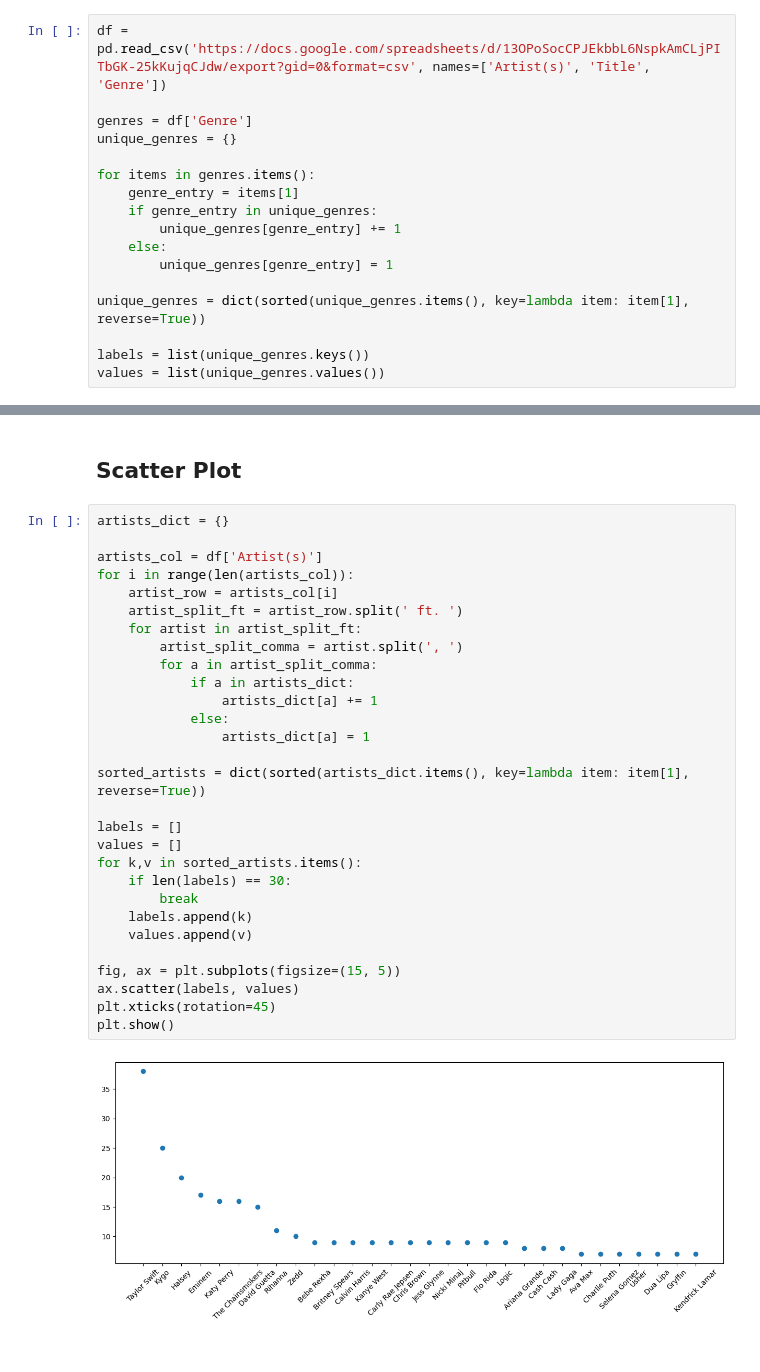
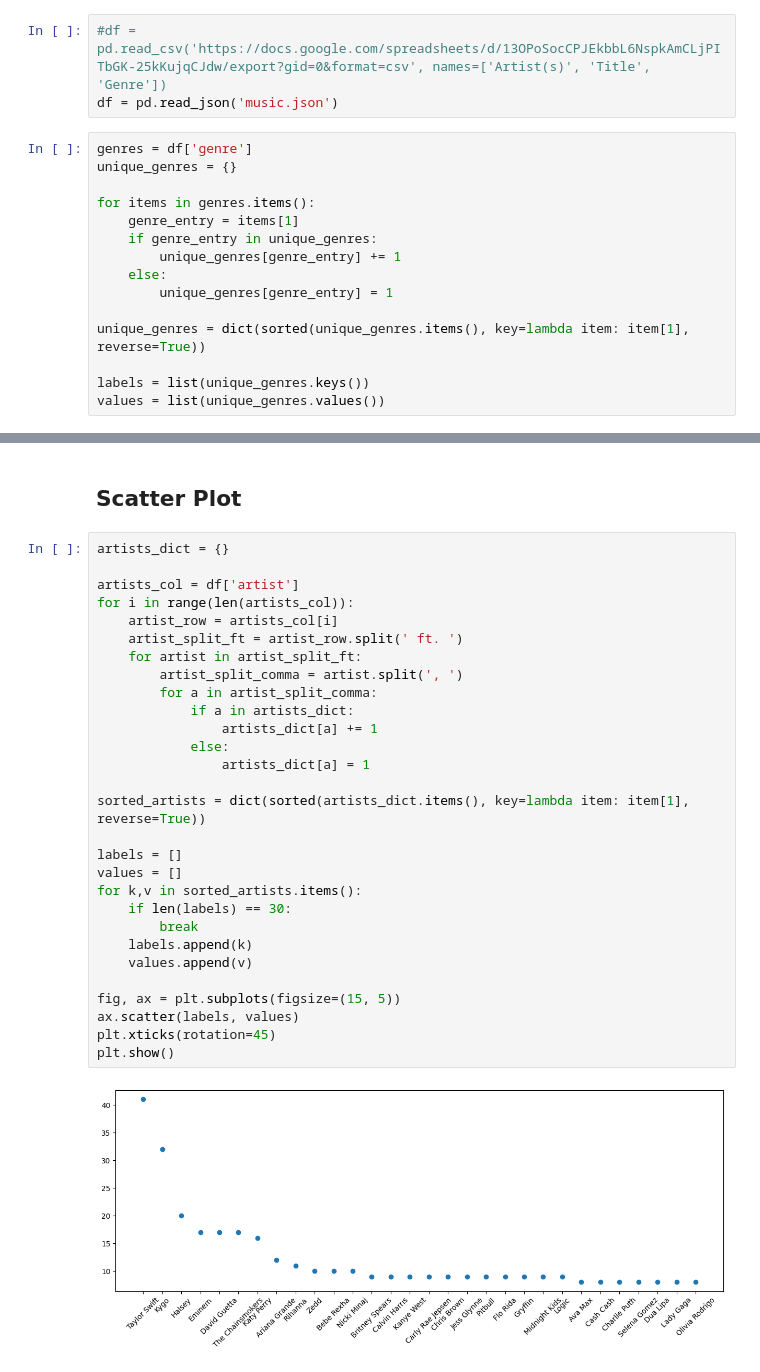
Before and after one commit to ntrllog/Music-Genre-Visualization, a Jupyter notebook: Music Genre Visualization.ipynb, the cells around one changed output, grey strips where cells are left out. Saved outputs shown, nothing was run; the diff lists cells and outputs as text.

Commit message:
update music

```diff
--- a/Music Genre Visualization.ipynb
+++ b/Music Genre Visualization.ipynb
@@ -2,10 +2,11 @@
 import pandas as pd
 import matplotlib.pyplot as plt
 import numpy as np
+# %%
+#df = pd.read_csv('https://docs.google.com/spreadsheets/d/13OPoSocCPJEkbbL6NspkAmCLjPITbGK-25kKujqCJdw/export?gid=0&format=csv', names=['Artist(s)', 'Title', 'Genre'])
+df = pd.read_json('music.json')
 # %%
-df = pd.read_csv('https://docs.google.com/spreadsheets/d/13OPoSocCPJEkbbL6NspkAmCLjPITbGK-25kKujqCJdw/export?gid=0&format=csv', names=['Artist(s)', 'Title', 'Genre'])
-
-genres = df['Genre']
+genres = df['genre']
 unique_genres = {}
 
 for items in genres.items():
@@ -86,31 +87,31 @@ fig.savefig('pictures/stacked_bar.png', bbox_inches='tight')
 # %%
 artists_dict = {}
 
-artists_col = df['Artist(s)']
+artists_col = df['artist']
 for i in range(len(artists_col)):
     artist_row = artists_col[i]
     artist_split_ft = artist_row.split(' ft. ')
     for artist in artist_split_ft:
         artist_split_comma = artist.split(', ')
         for a in artist_split_comma:
             if a in artists_dict:
                 artists_dict[a] += 1
             else:
                 artists_dict[a] = 1
 
 sorted_artists = dict(sorted(artists_dict.items(), key=lambda item: item[1], reverse=True))
 
 labels = []
 values = []
 for k,v in sorted_artists.items():
     if len(labels) == 30:
         break
     labels.append(k)
     values.append(v)
 
 fig, ax = plt.subplots(figsize=(15, 5))
 ax.scatter(labels, values)
 plt.xticks(rotation=45)
 plt.show()
 # %% [output]
-[figure, old version]
+[figure, new version]
```
Also changed, not shown: parts of 4 cells of this notebook, 5 other files.
